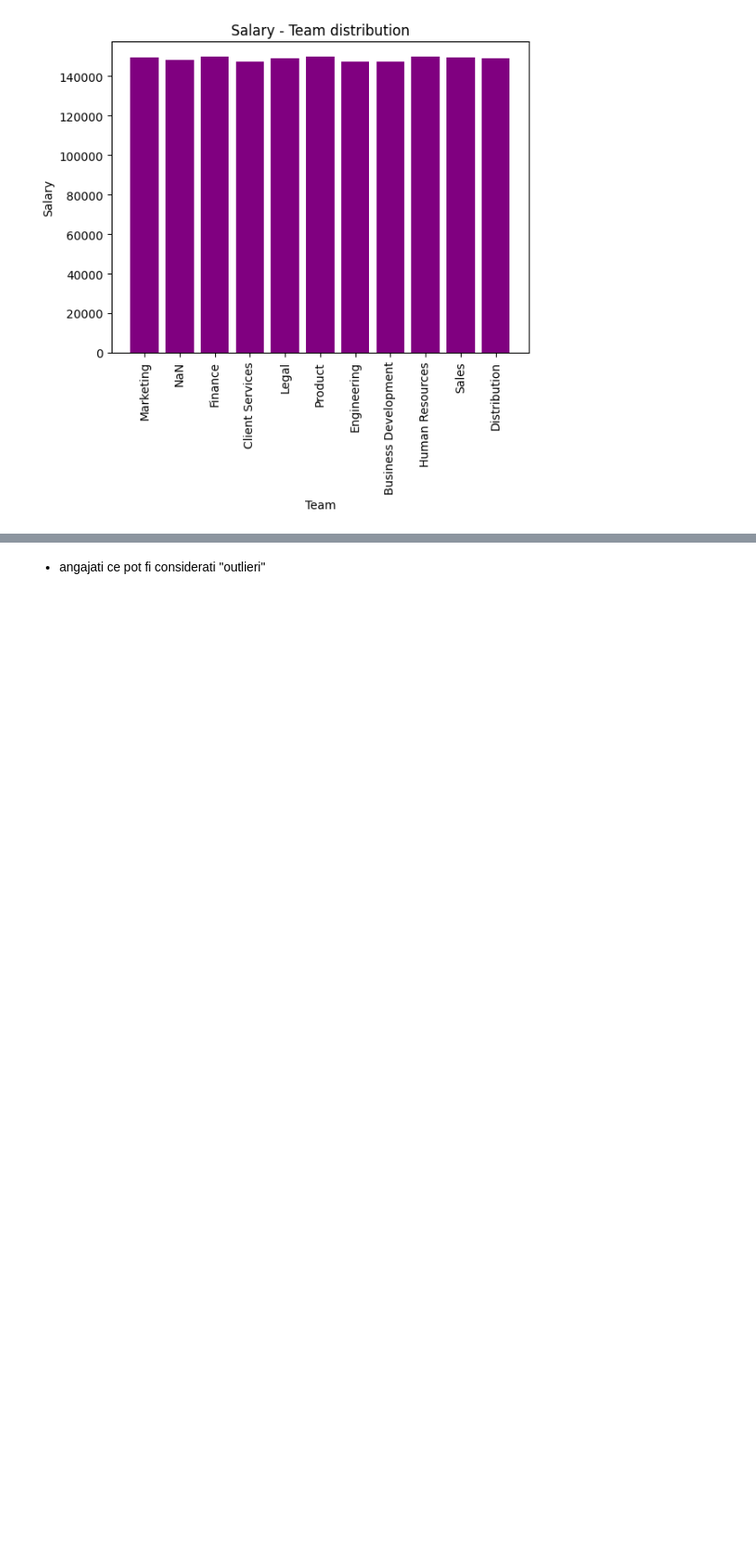
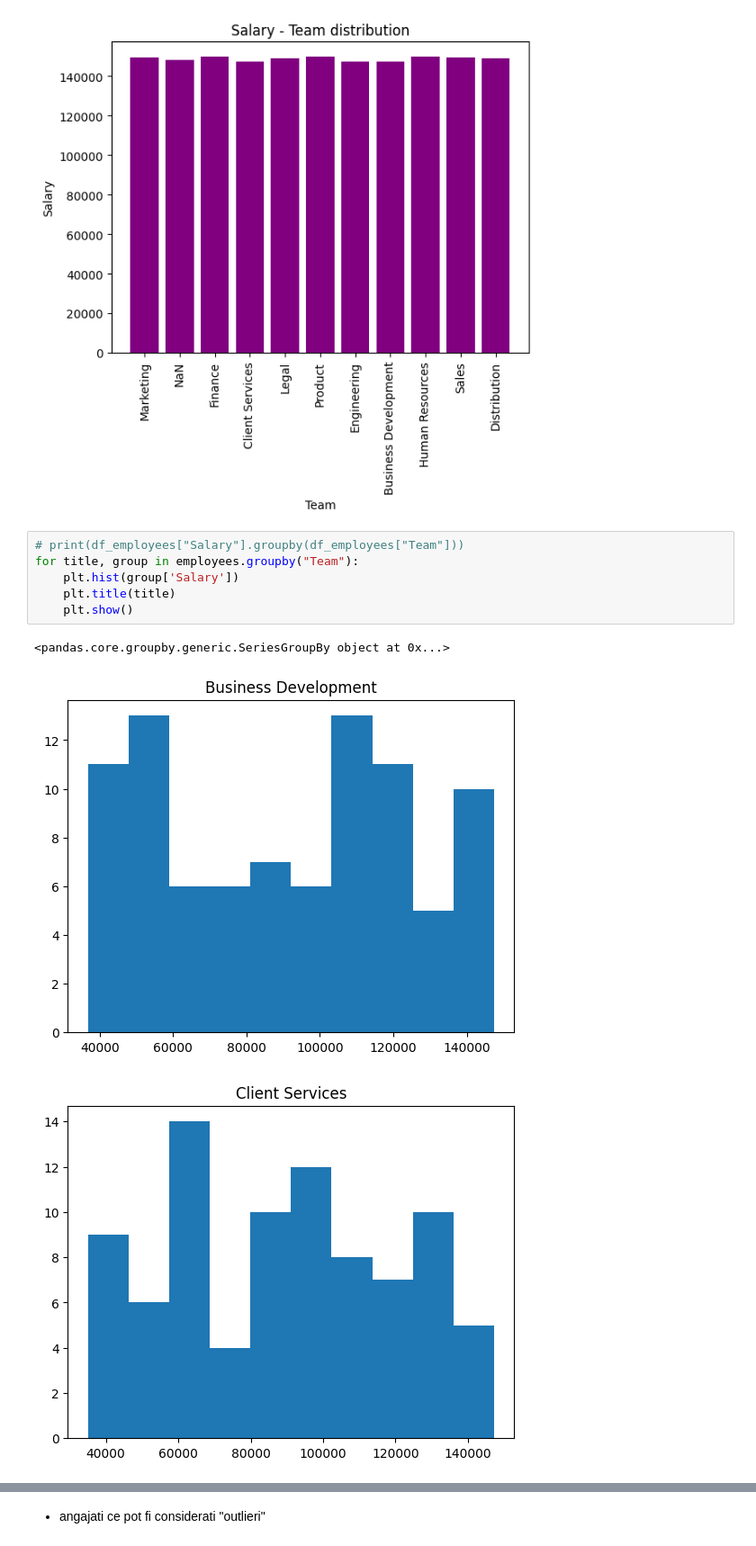
Before and after one commit to RegusAl/UBB, a Jupyter notebook: Semestrul 4/Inteligenta Artificiala/Laboratoare/Lab 2/Lab2.ipynb, the cells around one changed output, grey strips where cells are left out. Shown at 90% size. Cells and saved outputs as stored; diff of their text form; blank space fills up the shorter version.

```diff
--- a/Semestrul 4/Inteligenta Artificiala/Laboratoare/Lab 2/Lab2.ipynb
+++ b/Semestrul 4/Inteligenta Artificiala/Laboratoare/Lab 2/Lab2.ipynb
@@ -114,3 +114,13 @@ plt.xticks(rotation=90)
 plt.show()
 # %% [output]
 [figure]
+# %%
+# print(df_employees["Salary"].groupby(df_employees["Team"]))
+for title, group in employees.groupby("Team"):
+    plt.hist(group['Salary'])
+    plt.title(title)
+    plt.show()
+# %% [output]
+<pandas.core.groupby.generic.SeriesGroupBy object at 0x...>
+[figure, added]
+[figure, added]
```
Also changed, not shown: parts of 30 cells of this notebook.
